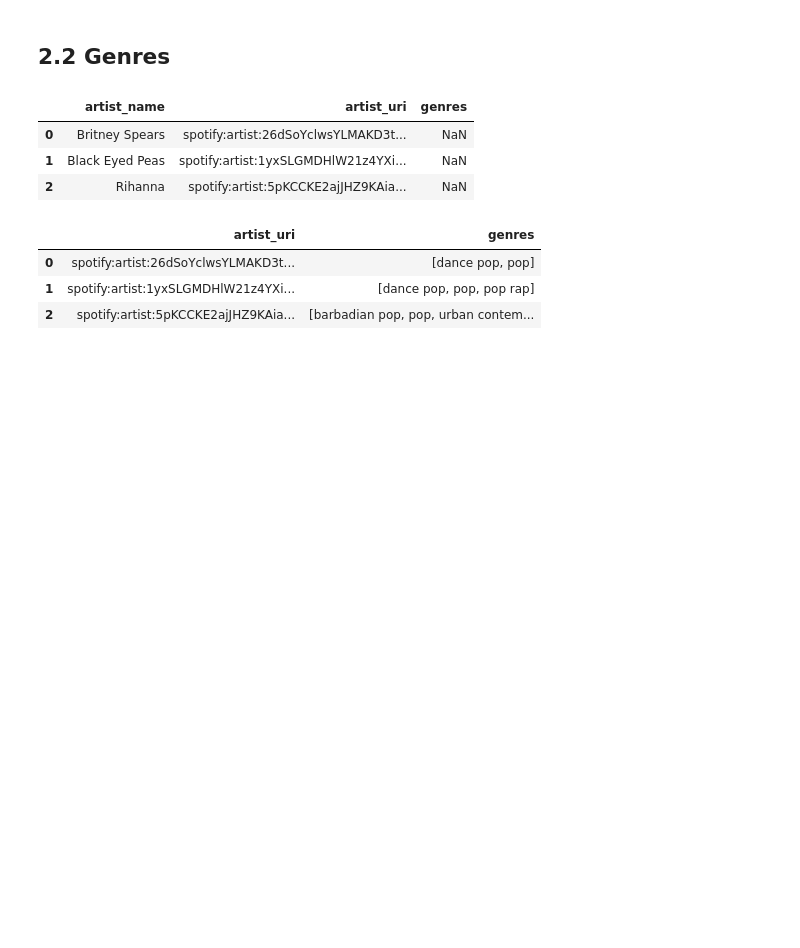
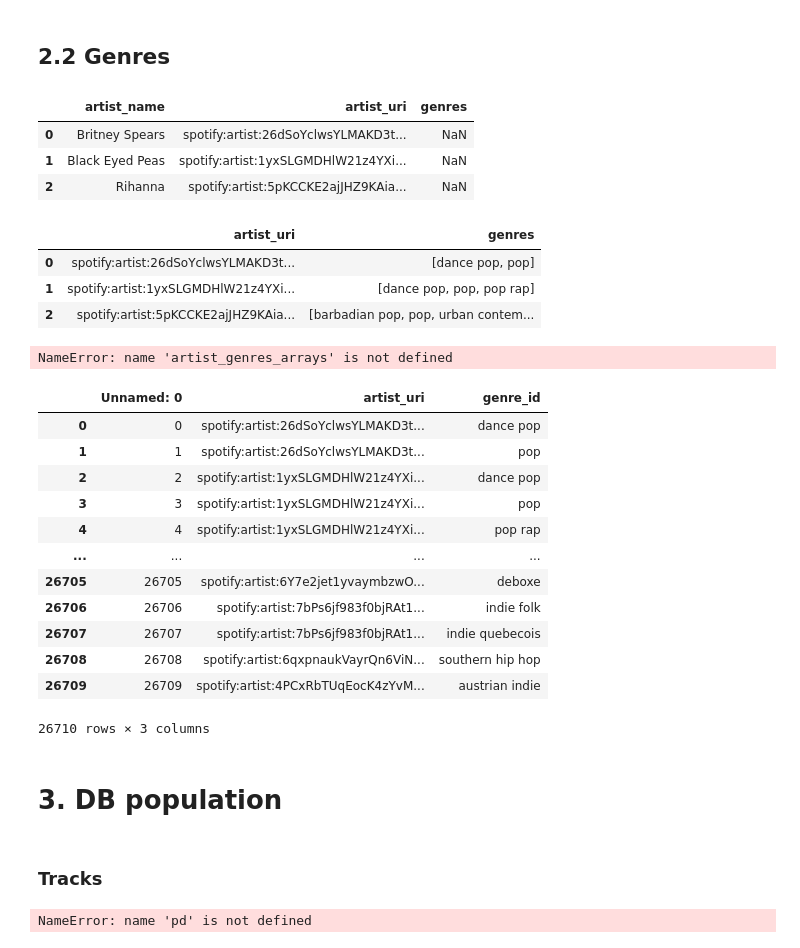
Before and after one commit to OleVoss/spotifystats, a Jupyter notebook: TableData.ipynb, the cells around one changed output. Cells and saved outputs as stored; diff of their text form; code cells hidden in the pictures; blank space fills up the shorter version.

```diff
--- a/TableData.ipynb
+++ b/TableData.ipynb
@@ -263,4 +265,25 @@ for i, artist in artist_genres_arrays.iterrows():
         genre_artist_data.append([artist["artist_uri"], genre_id[0]])
 
 artist_to_genre = pd.DataFrame(genre_artist_data, columns=["artist_uri", "genre_id"])
-artist_to_genre.to_csv("./processed/" + person + "/artist_genre.csv")
+artist_to_genre.to_csv("./processed/" + person + "/artist_genre.csv", index=False)
+# %% [output]
+NameError: name 'artist_genres_arrays' is not defined
+# %%
+genres = pd.read_csv("./processed/" + person + "/artist_genre.csv")
+genres
+# %% [output]
+|  | Unnamed: 0 | artist_uri | genre_id |
+| 0 | 0 | spotify:artist:26dSoYclwsYLMAKD3t... | dance pop |
+| 1 | 1 | spotify:artist:26dSoYclwsYLMAKD3t... | pop |
+| 2 | 2 | spotify:artist:1yxSLGMDHlW21z4YXi... | dance pop |
+| 3 | 3 | spotify:artist:1yxSLGMDHlW21z4YXi... | pop |
+| 4 | 4 | spotify:artist:1yxSLGMDHlW21z4YXi... | pop rap |
+| ... | ... | ... | ... |
+| 26705 | 26705 | spotify:artist:6Y7e2jet1yvaymbzwO... | deboxe |
+| 26706 | 26706 | spotify:artist:7bPs6jf983f0bjRAt1... | indie folk |
+| 26707 | 26707 | spotify:artist:7bPs6jf983f0bjRAt1... | indie quebecois |
+| 26708 | 26708 | spotify:artist:6qxpnaukVayrQn6ViN... | southern hip hop |
+| 26709 | 26709 | spotify:artist:4PCxRbTUqEocK4zYvM... | austrian indie |
+26710 rows × 3 columns
+# %% [markdown]
+# 3. DB population
@@ -266,0 +325,8 @@ artist_to_genre.to_csv("./processed/" + person + "/artist_genre.csv")
+# %% [markdown]
+### Tracks
+# %%
+tracks = pd.read_csv("./processed/" + person + "/tracks_features.csv").rename({"mode":"is_major","master_metadata_track_name": "track_name", "spotify_track_uri":"track_uri", "master_metadata_album_album_name": "album_name"}, axis=1).drop(["master_metadata_album_artist_name"], axis=1)
+tracks["is_major"] = tracks["is_major"].map(lambda r:bool(r))
+tracks.to_sql("track", engine, if_exists="append", chunksize=5000, method="multi", index=False)
+# %% [output]
+NameError: name 'pd' is not defined
```
Also changed, not shown: parts of 11 cells of this notebook, 2 other files.
